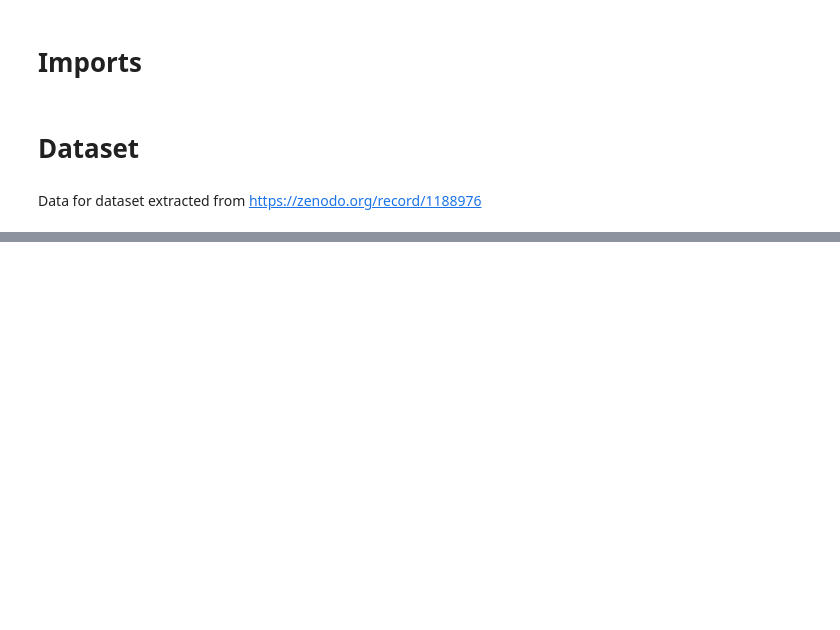
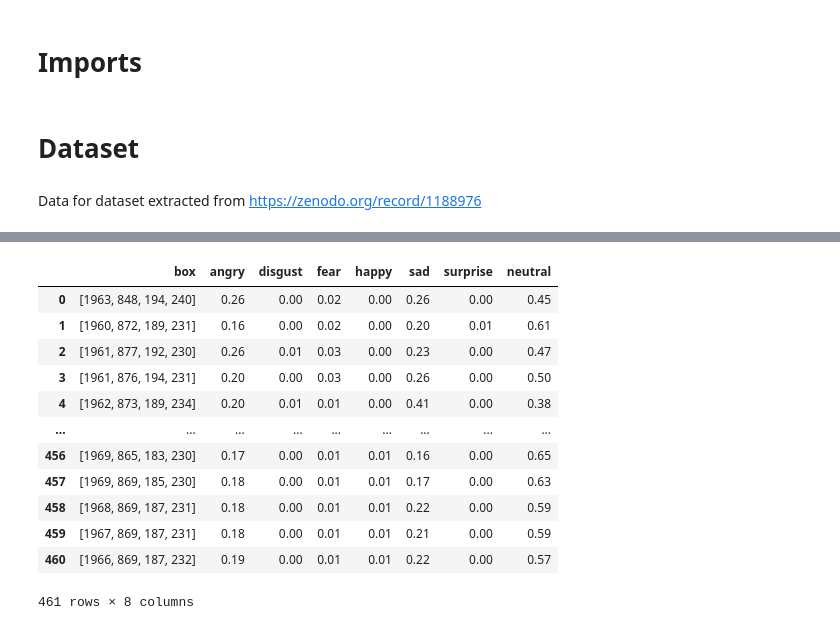
Before and after one commit to luiscal4a/Sentiment-Analysis, a Jupyter notebook: Video Emotion Recognition.ipynb, the cells around one changed output, grey strips where cells are left out. Drawn from its saved outputs; the diff is of its cells as text; code cells hidden in the pictures; blank space fills up the shorter version.

```diff
--- a/Video Emotion Recognition.ipynb
+++ b/Video Emotion Recognition.ipynb
@@ -138,0 +229,11 @@ Analysed 466 out of 466 files
+# %%
+from fer import Video
+from fer import FER
+
+video_filename = "Experiment/02-lie-long.mp4"
+video = Video(video_filename)
+
+# Analyze video, displaying the output
+detector = FER(mtcnn=True)
+raw_data = video.analyze(detector, display=True)
+df = video.to_pandas(raw_data)
@@ -139,3 +420,19 @@ Analysed 466 out of 466 files
+# %%
+df
+# %% [output]
+|  | box | angry | disgust | fear | happy | sad | surprise | neutral |
+| 0 | [1963, 848, 194, 240] | 0.26 | 0.00 | 0.02 | 0.00 | 0.26 | 0.00 | 0.45 |
+| 1 | [1960, 872, 189, 231] | 0.16 | 0.00 | 0.02 | 0.00 | 0.20 | 0.01 | 0.61 |
+| 2 | [1961, 877, 192, 230] | 0.26 | 0.01 | 0.03 | 0.00 | 0.23 | 0.00 | 0.47 |
+| 3 | [1961, 876, 194, 231] | 0.20 | 0.00 | 0.03 | 0.00 | 0.26 | 0.00 | 0.50 |
+| 4 | [1962, 873, 189, 234] | 0.20 | 0.01 | 0.01 | 0.00 | 0.41 | 0.00 | 0.38 |
+| ... | ... | ... | ... | ... | ... | ... | ... | ... |
+| 456 | [1969, 865, 183, 230] | 0.17 | 0.00 | 0.01 | 0.01 | 0.16 | 0.00 | 0.65 |
+| 457 | [1969, 869, 185, 230] | 0.18 | 0.00 | 0.01 | 0.01 | 0.17 | 0.00 | 0.63 |
+| 458 | [1968, 869, 187, 231] | 0.18 | 0.00 | 0.01 | 0.01 | 0.22 | 0.00 | 0.59 |
+| 459 | [1967, 869, 187, 231] | 0.18 | 0.00 | 0.01 | 0.01 | 0.21 | 0.00 | 0.59 |
+| 460 | [1966, 869, 187, 232] | 0.19 | 0.00 | 0.01 | 0.01 | 0.22 | 0.00 | 0.57 |
+461 rows × 8 columns
 # %%
 columns = ["modality", "channel", "emotion", "intensity", "statement", "repetition", "actor", "frame", "angry", "disgust", "fear", "happy", "sad", "surprise", "neutral", "predominant"]
 # %%
```
Also changed, not shown: parts of 16 cells of this notebook, 10 other files.
